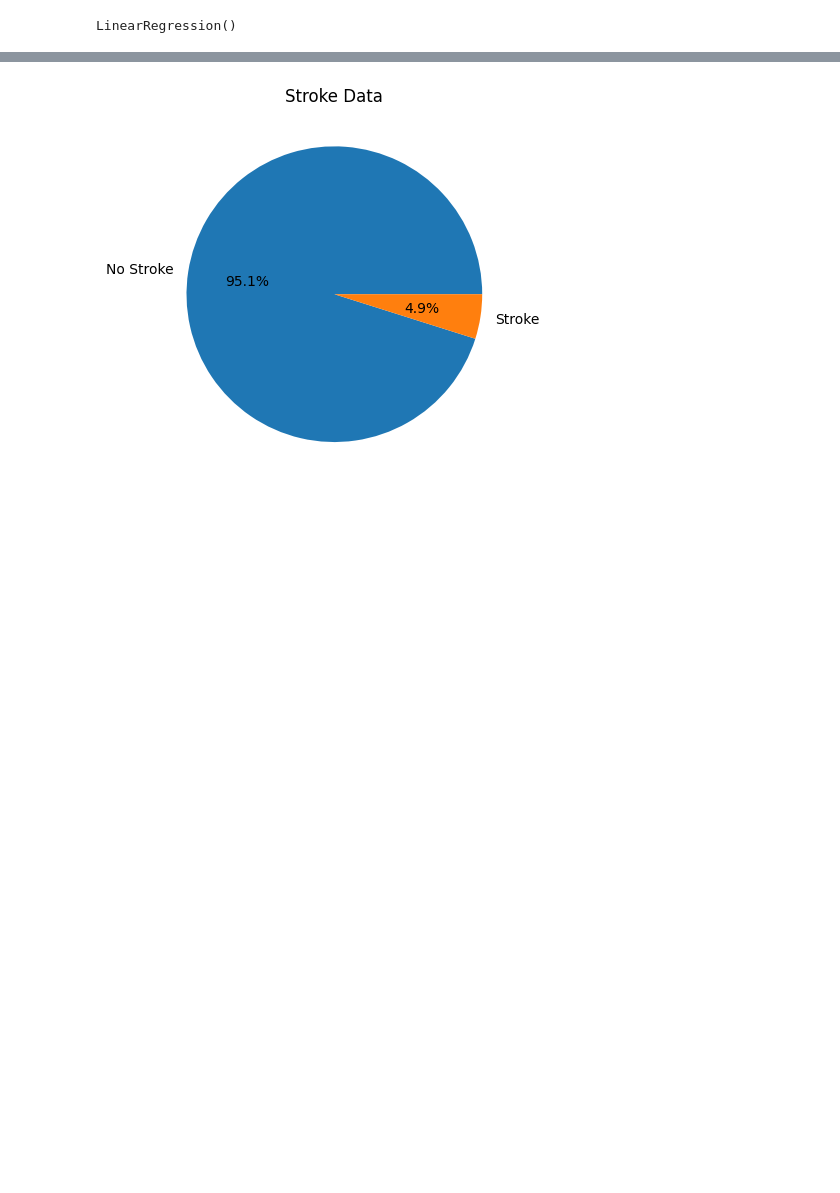
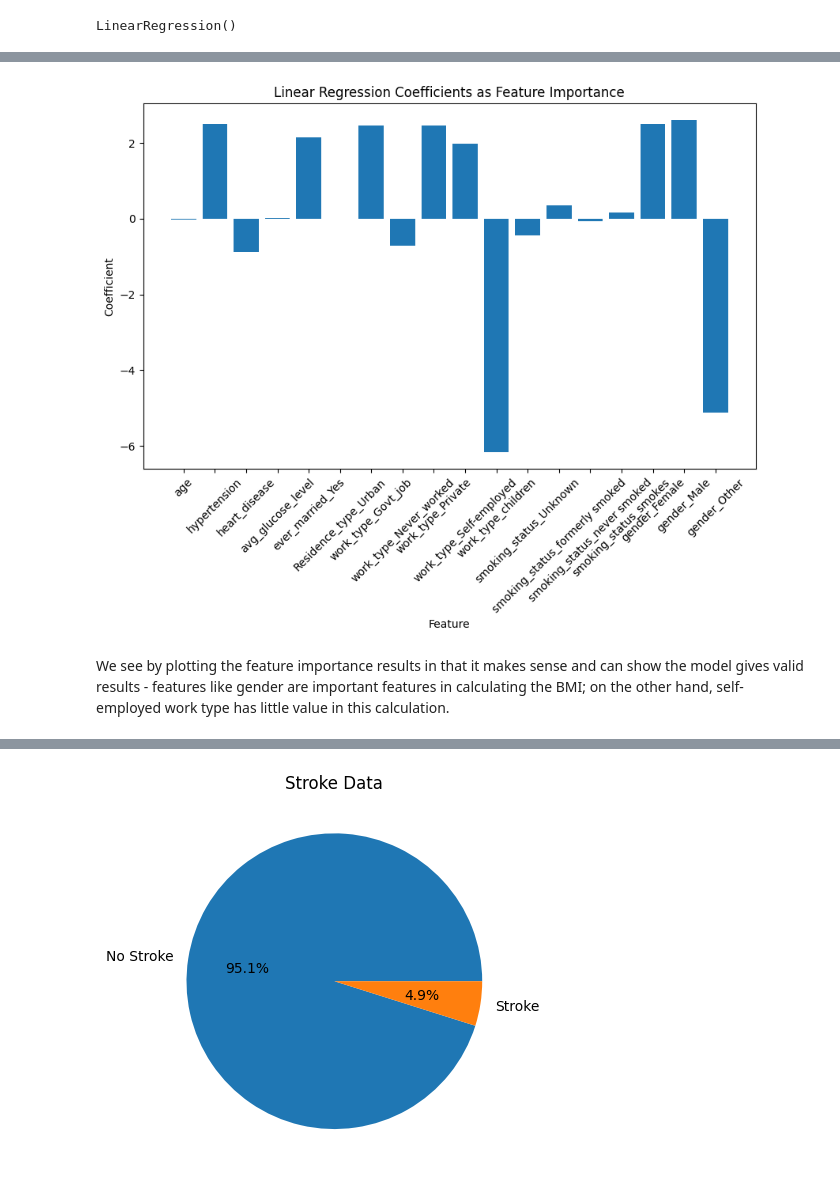
Before and after one commit to romanbash/DTSA-5509---final-project, a Jupyter notebook: stroke_prediction_dataset.ipynb, the cells around one changed output, grey strips where cells are left out. Drawn from its saved outputs; the diff is of its cells as text; code cells hidden in the pictures; blank space fills up the shorter version.

```diff
--- a/stroke_prediction_dataset.ipynb
+++ b/stroke_prediction_dataset.ipynb
@@ -254,0 +339,16 @@ See the caveats in the documentation: https://pandas.pydata.org/pandas-docs/stab
+# %%
+# Get the coefficients from the trained model
+coefficients = model.coef_
+
+# Create a bar chart
+plt.figure(figsize=(10, 6))
+plt.bar(X.columns, coefficients)
+plt.xlabel("Feature")
+plt.ylabel("Coefficient")
+plt.title("Linear Regression Coefficients as Feature Importance")
+plt.xticks(rotation=45)
+plt.show()
+# %% [output]
+[figure, added]
+# %% [markdown]
+We see by plotting the feature importance results in that it makes sense and can show the model gives valid results - features like gender are important features in calculating the BMI; on the other hand, self-employed work type has little value in this calculation.
```
Also changed, not shown: parts of 57 cells of this notebook.
